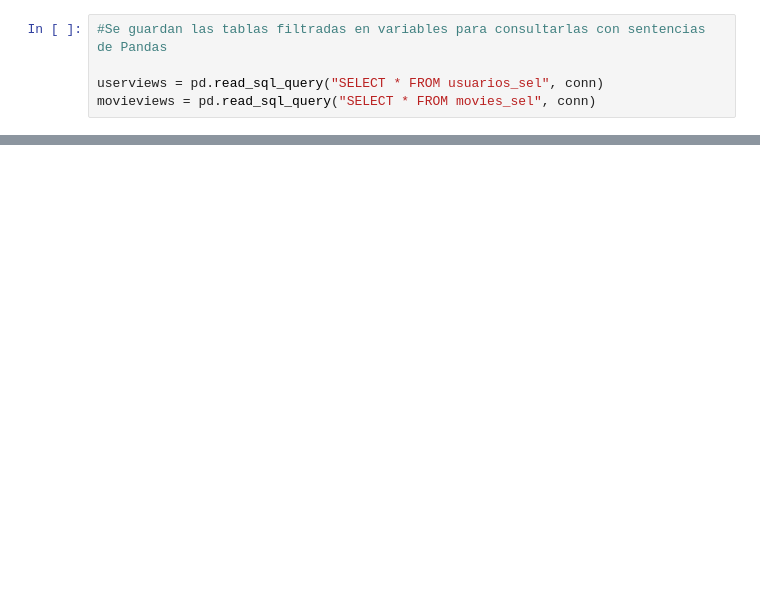
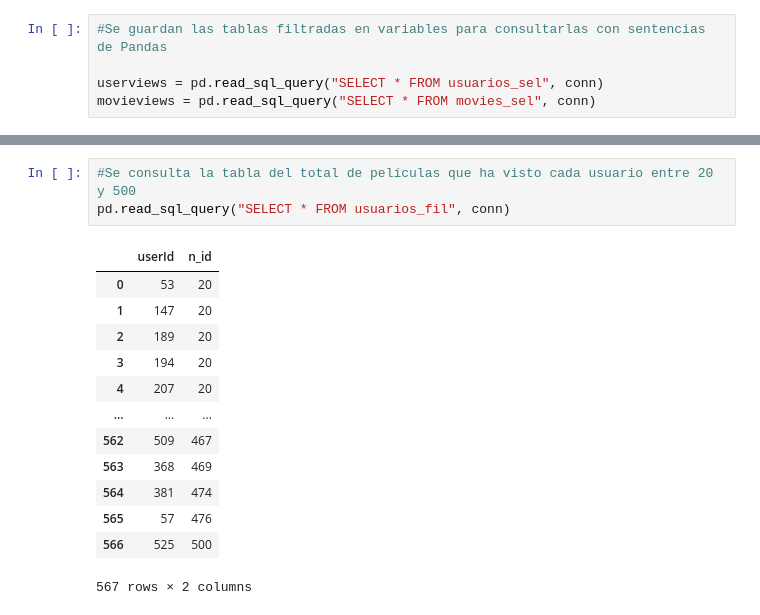
Before and after one commit to Estebanarci2/Marketing-analitica3, a Jupyter notebook: A)LIMPIEZA_Y_TRANSF_.ipynb, the cells around one changed output, grey strips where cells are left out. Drawn from its saved outputs; the diff is of its cells as text; blank space fills up the shorter version.

Commit message:
Análisis descriptivo y modificación de tablas filtradas

```diff
--- a/A)LIMPIEZA_Y_TRANSF_.ipynb
+++ b/A)LIMPIEZA_Y_TRANSF_.ipynb
@@ -299,0 +257,17 @@ movieviews = pd.read_sql_query("SELECT * FROM movies_sel", conn)
+# %%
+#Se consulta la tabla del total de películas que ha visto cada usuario entre 20 y 500
+pd.read_sql_query("SELECT * FROM usuarios_fil", conn)
+# %% [output]
+|  | userId | n_id |
+| 0 | 53 | 20 |
+| 1 | 147 | 20 |
+| 2 | 189 | 20 |
+| 3 | 194 | 20 |
+| 4 | 207 | 20 |
+| ... | ... | ... |
+| 562 | 509 | 467 |
+| 563 | 368 | 469 |
+| 564 | 381 | 474 |
+| 565 | 57 | 476 |
+| 566 | 525 | 500 |
+567 rows × 2 columns
```
Also changed, not shown: parts of 33 cells of this notebook.
